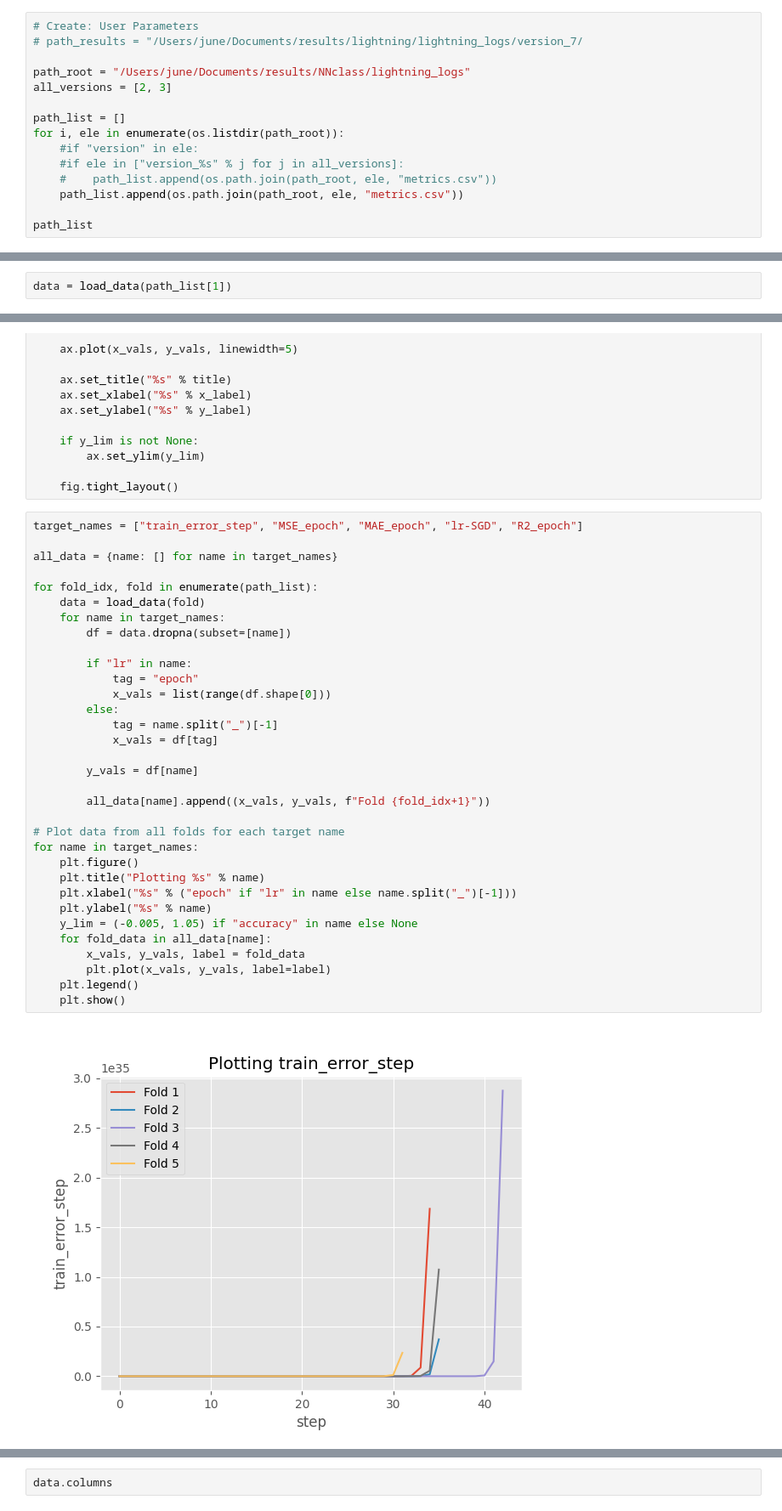
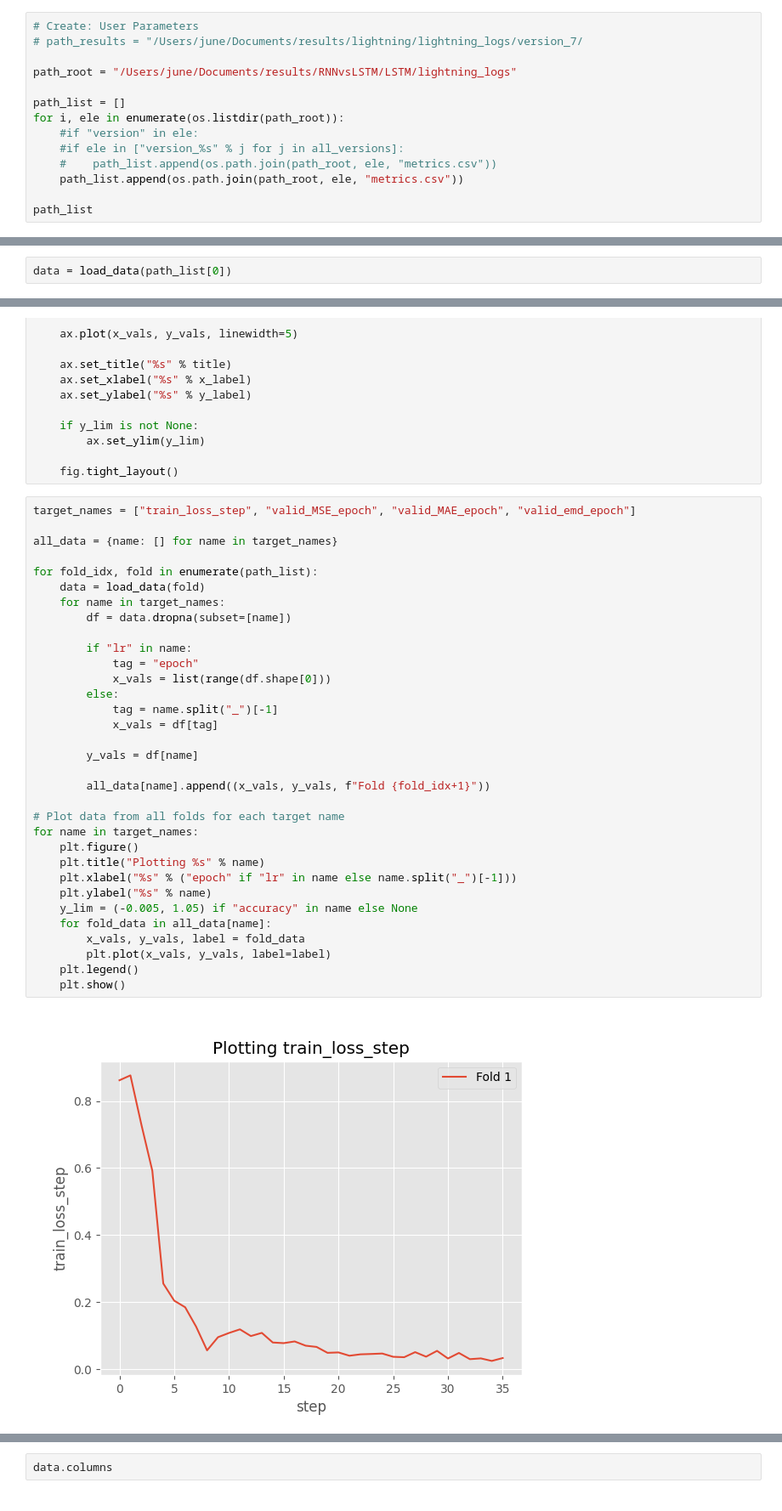
Before and after one commit to junee010122/all_projects, a Jupyter notebook: CNT_LSTM/utils/visualize_loss-Copy1.ipynb, the cells around one changed output, grey strips where cells are left out. Shown at 85% size. Cells and saved outputs as stored; diff of their text form.

```diff
--- a/CNT_LSTM/utils/visualize_loss-Copy1.ipynb
+++ b/CNT_LSTM/utils/visualize_loss-Copy1.ipynb
@@ -12,8 +12,7 @@ plt.style.use("ggplot")
 # Create: User Parameters
 # path_results = "/Users/june/Documents/results/lightning/lightning_logs/version_7/
 
-path_root = "/Users/june/Documents/results/NNclass/lightning_logs"
-all_versions = [2, 3]
+path_root = "/Users/june/Documents/results/RNNvsLSTM/LSTM/lightning_logs"
 
 path_list = []
 for i, ele in enumerate(os.listdir(path_root)):
@@ -34,7 +33,7 @@ def load_data(path):
 
     return pd.read_csv(path)
 # %%
-data = load_data(path_list[1])
+data = load_data(path_list[0])
 # %%
 len(data)
 # %% [output]
@@ -100,37 +117,37 @@ def plot_data(x_vals, y_vals, title,
 
     fig.tight_layout()
 # %%
-target_names = ["train_error_step", "MSE_epoch", "MAE_epoch", "lr-SGD", "R2_epoch"]
+target_names = ["train_loss_step", "valid_MSE_epoch", "valid_MAE_epoch", "valid_emd_epoch"]
 
 all_data = {name: [] for name in target_names}
 
 for fold_idx, fold in enumerate(path_list):
     data = load_data(fold)
     for name in target_names:
         df = data.dropna(subset=[name])
 
         if "lr" in name:
             tag = "epoch"
             x_vals = list(range(df.shape[0]))
         else:
             tag = name.split("_")[-1]
             x_vals = df[tag]
 
         y_vals = df[name]
 
         all_data[name].append((x_vals, y_vals, f"Fold {fold_idx+1}"))
 
 # Plot data from all folds for each target name
 for name in target_names:
     plt.figure()
     plt.title("Plotting %s" % name)
     plt.xlabel("%s" % ("epoch" if "lr" in name else name.split("_")[-1]))
     plt.ylabel("%s" % name)
     y_lim = (-0.005, 1.05) if "accuracy" in name else None
     for fold_data in all_data[name]:
         x_vals, y_vals, label = fold_data
         plt.plot(x_vals, y_vals, label=label)
     plt.legend()
     plt.show()
 # %% [output]
-[figure, old version]
+[figure, new version]
```
Also changed, not shown: parts of 6 cells of this notebook.
